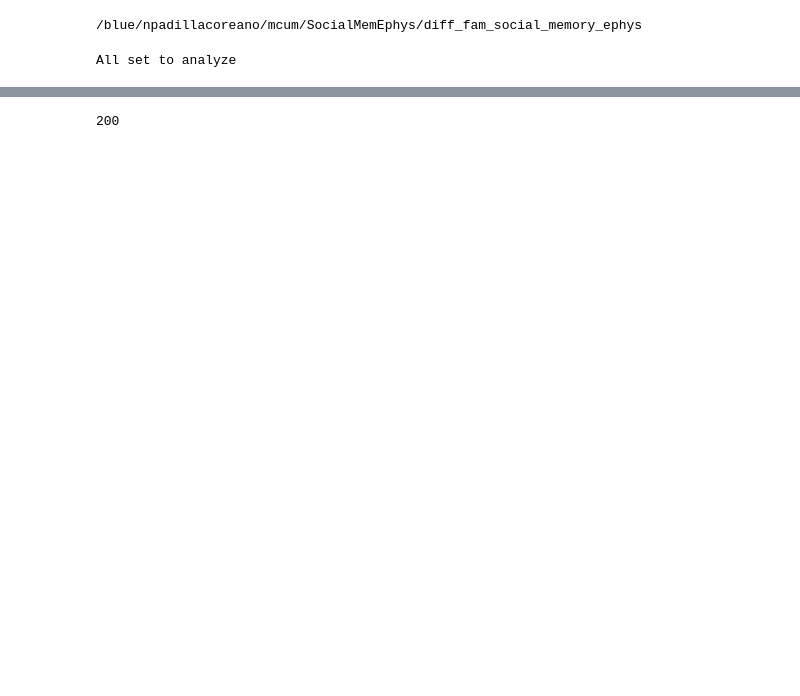
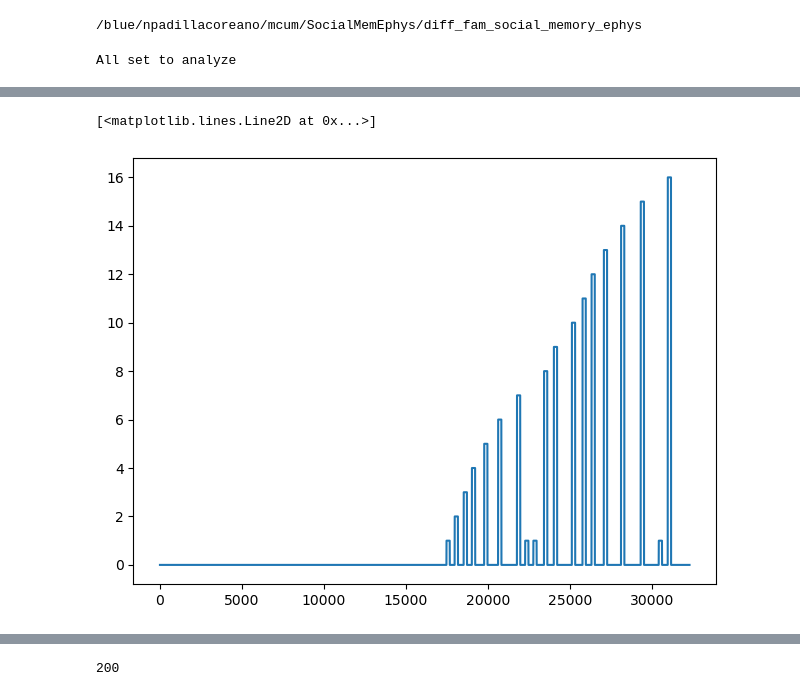
Before and after one commit to tomHep10/diff_fam_social_memory_ephys, a Jupyter notebook: rce_test/decodanda_data_formmating.ipynb, the cells around one changed output, grey strips where cells are left out. Cells and saved outputs as stored; diff of their text form; code cells hidden in the pictures; blank space fills up the shorter version.

```diff
--- a/rce_test/decodanda_data_formmating.ipynb
+++ b/rce_test/decodanda_data_formmating.ipynb
@@ -78,0 +115,5 @@ for rec in rew_comp_spikes.recordings:
+# %%
+plt.plot(all_data_sets[1]['trial'])
+# %% [output]
+[<matplotlib.lines.Line2D at 0x...>]
+[figure, added]
```
Also changed, not shown: parts of 12 cells of this notebook, 7 other files.
